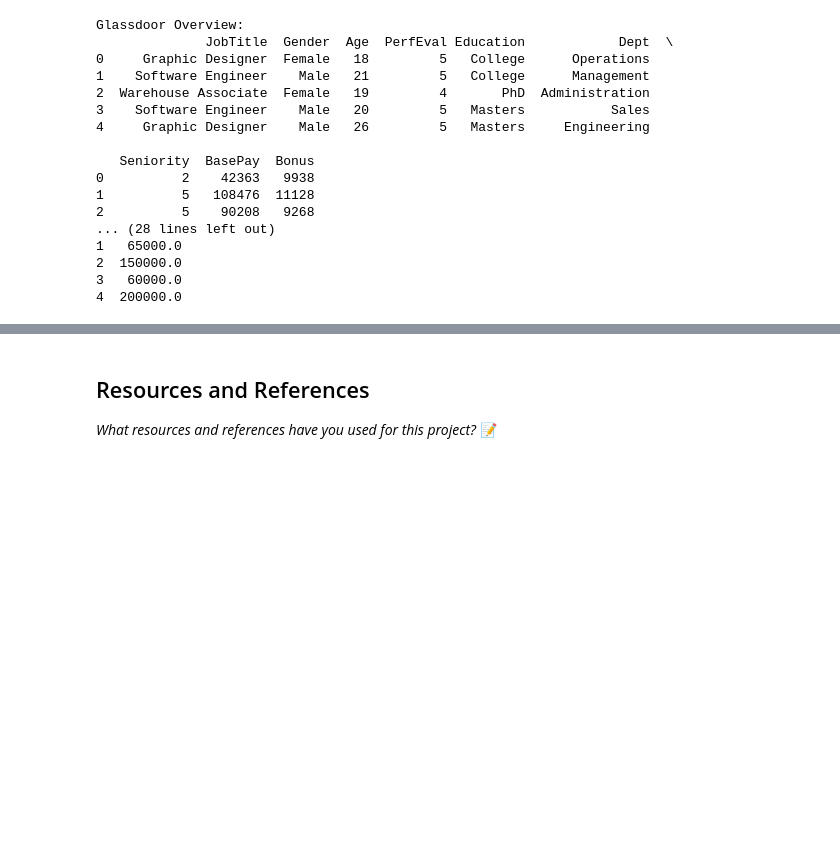
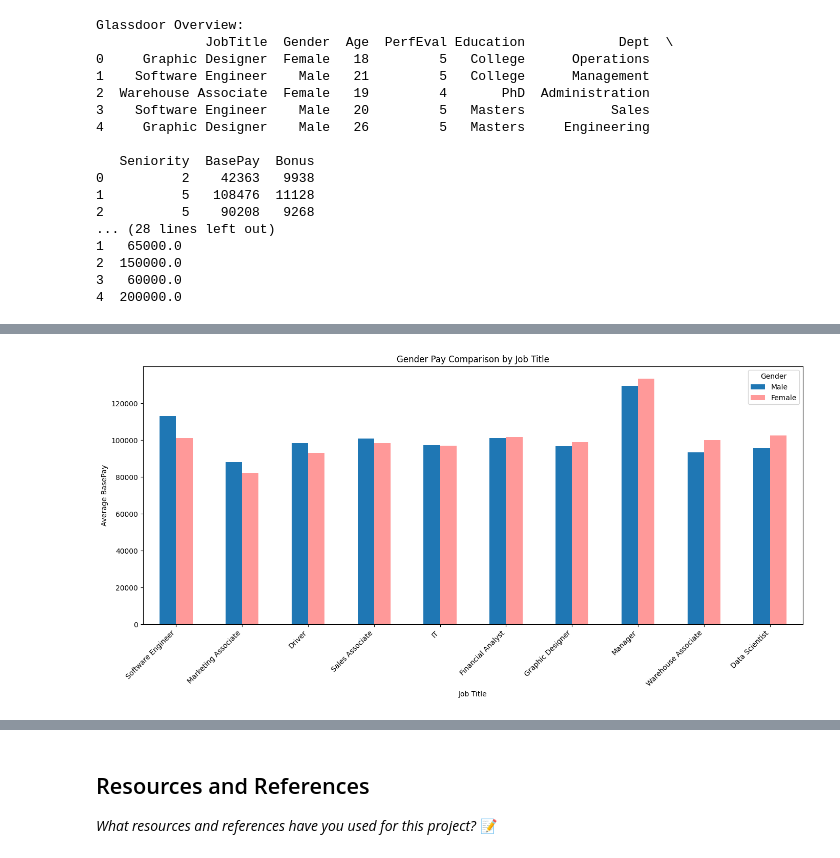
Before and after one commit to IT4063C-Fall24/final-project-Bidhatrii, a Jupyter notebook: source.ipynb, the cells around one changed output, grey strips where cells are left out. Saved outputs shown, nothing was run; the diff lists cells and outputs as text; code cells hidden in the pictures; blank space fills up the shorter version.

```diff
--- a/source.ipynb
+++ b/source.ipynb
@@ -91,0 +315,22 @@ Glassdoor Overview:
+# %%
+# Define custom colors: Blue for Male, Red for Female
+custom_colors = ['#1f77b4', '#ff9999']  # Blue for Male, Red for Female
+
+# Plot: Gender pay comparison by job title
+pay_gap_data[['Male', 'Female']].plot(
+    kind='bar',
+    figsize=(14, 7),
+    stacked=False,
+    color=custom_colors  # Apply the two blue shades here
+)
+
+# Add titles and labels
+plt.title("Gender Pay Comparison by Job Title")
+plt.ylabel("Average BasePay")
+plt.xlabel("Job Title")
+plt.xticks(rotation=45, ha='right')
+plt.legend(title="Gender")
+plt.tight_layout()
+plt.show()
+# %% [output]
+[figure, added]
```
Also changed, not shown: parts of 32 cells of this notebook, 2 other files.
